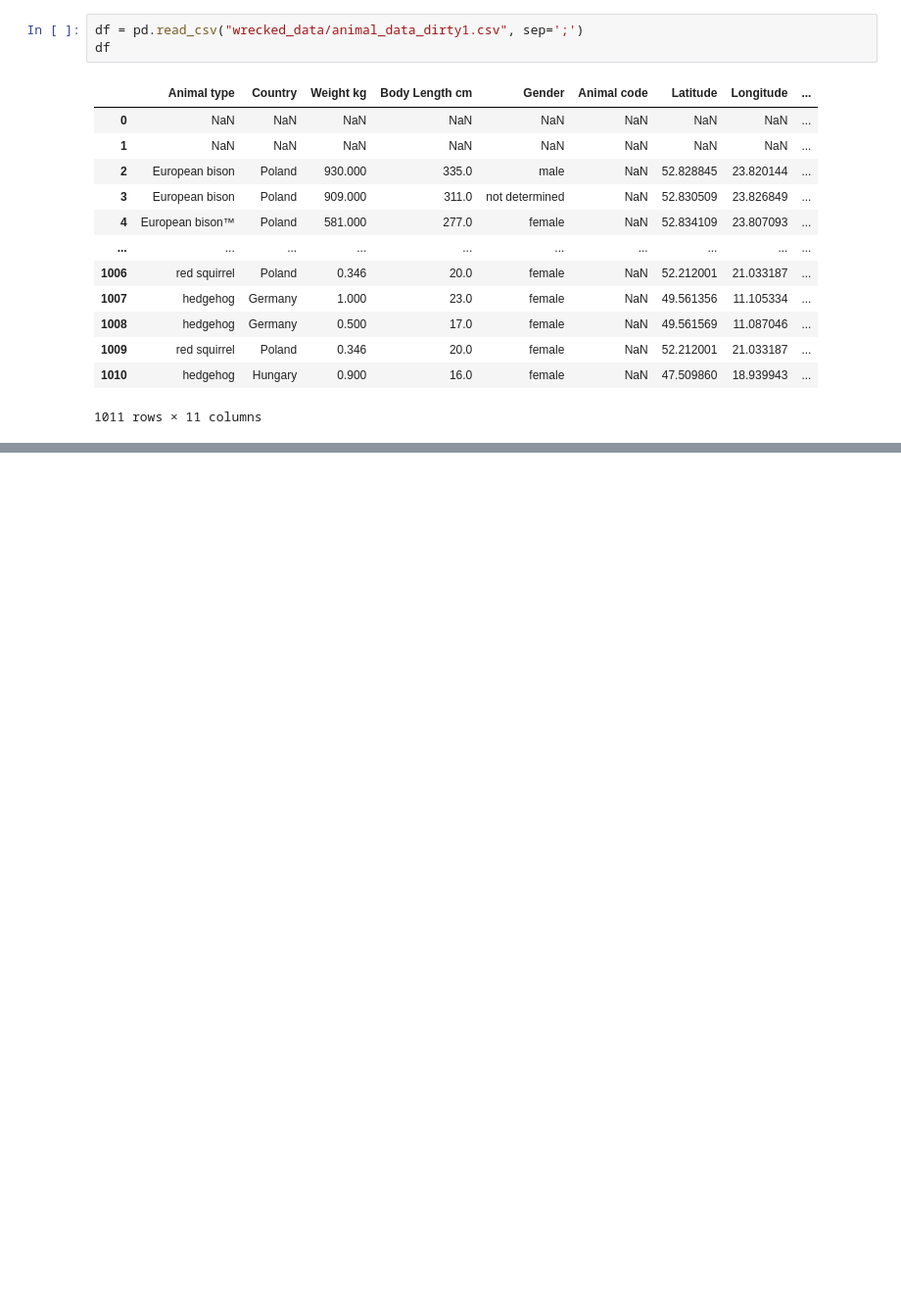
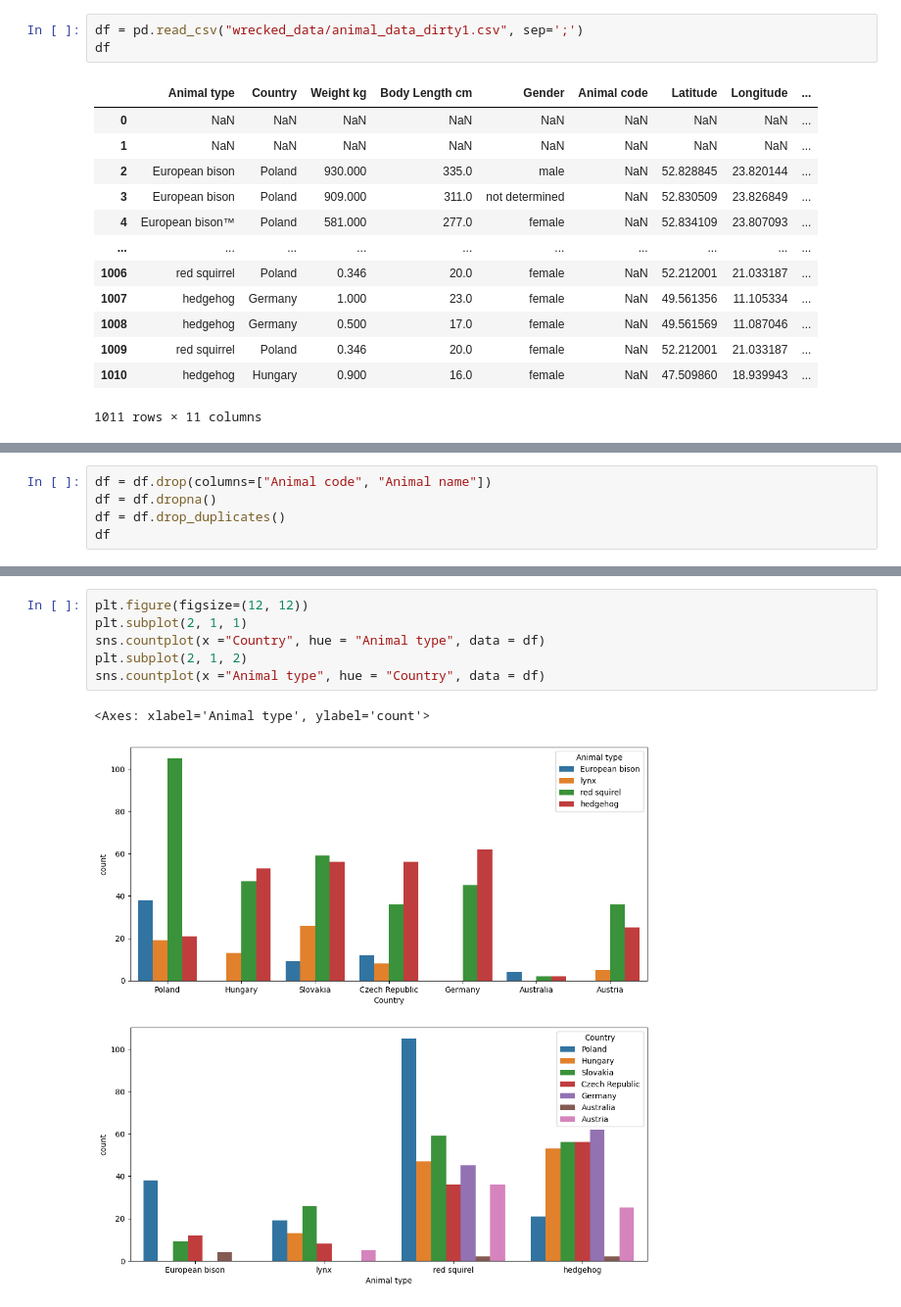
Before and after one commit to AndreDon0/25AIMEPhI, a Jupyter notebook: Mandatory_homework_1/main.ipynb, the cells around one changed output, grey strips where cells are left out. Shown at 98% size. Cells and saved outputs as stored; diff of their text form; blank space fills up the shorter version.

```diff
--- a/Mandatory_homework_1/main.ipynb
+++ b/Mandatory_homework_1/main.ipynb
@@ -39,0 +83,5 @@ df
+# %%
+df = df.drop(columns=["Animal code", "Animal name"])
+df = df.dropna()
+df = df.drop_duplicates()
+df
@@ -39,0 +201,9 @@ df
+# %%
+plt.figure(figsize=(12, 12))
+plt.subplot(2, 1, 1)
+sns.countplot(x ="Country", hue = "Animal type", data = df)
+plt.subplot(2, 1, 2)
+sns.countplot(x ="Animal type", hue = "Country", data = df)
+# %% [output]
+<Axes: xlabel='Animal type', ylabel='count'>
+[figure, added]
```
Also changed, not shown: parts of 24 cells of this notebook, 1 other file.
